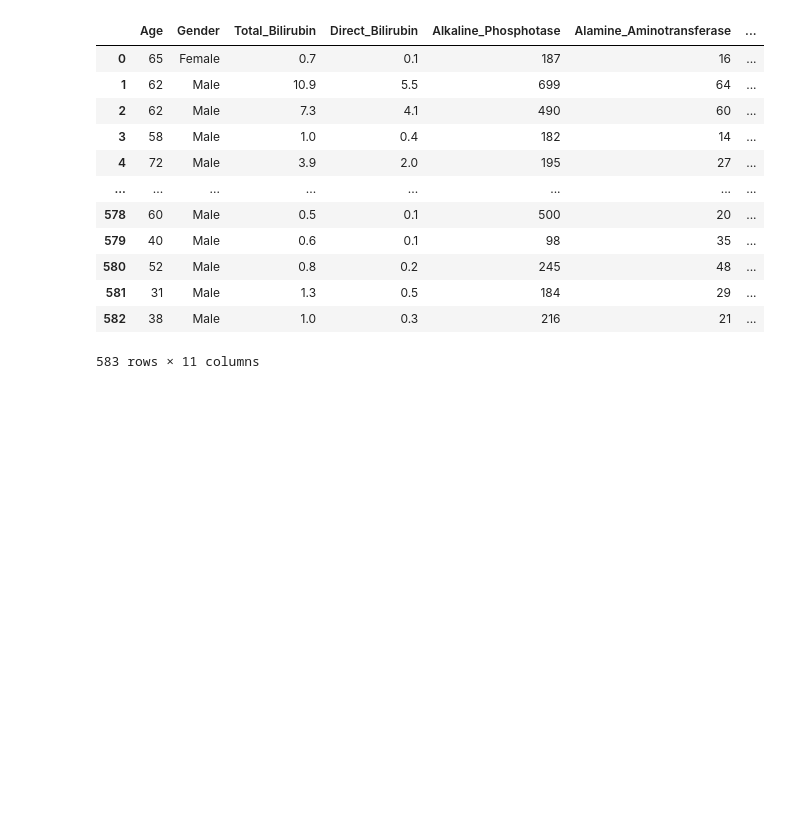
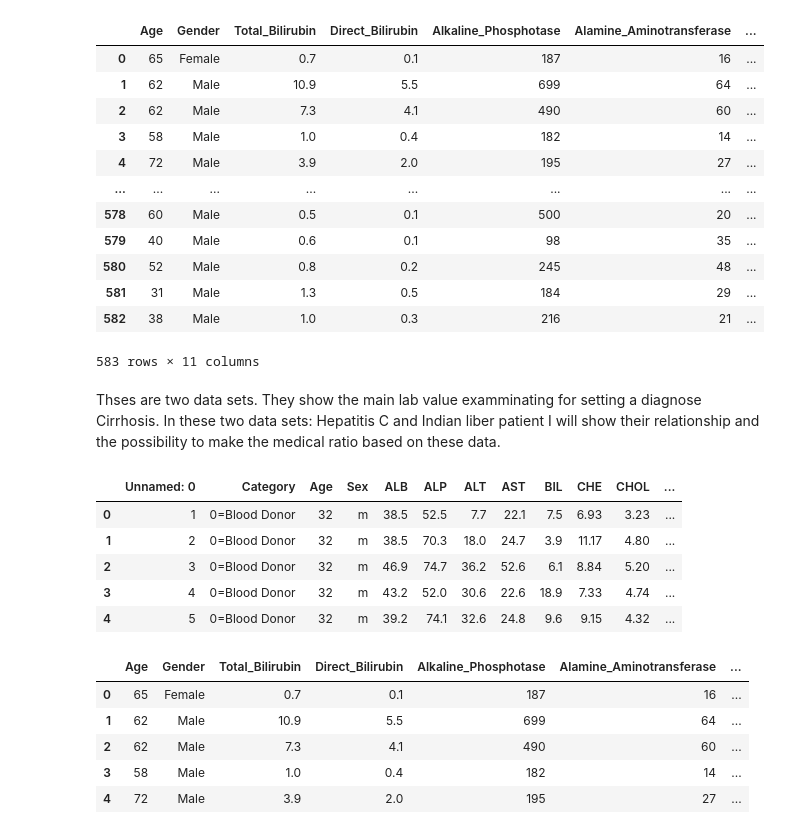
Before and after one commit to dilyaaana-lab/Cirrhosis---Module-3---Project-SoftUni, a Jupyter notebook: Module3 - Cirrhosis - SoftUniProject.ipynb, the cells around one changed output. Cells and saved outputs as stored; diff of their text form; code cells hidden in the pictures; blank space fills up the shorter version.

```diff
--- a/Module3 - Cirrhosis - SoftUniProject.ipynb
+++ b/Module3 - Cirrhosis - SoftUniProject.ipynb
@@ -50,8 +54,8 @@ cirrhosis
 | 614 | 615 | 3=Cirrhosis | 59 | f | 36.0 | NaN | 100.0 | 80.0 | 12.0 | 9.07 | 5.30 | ... |
 615 rows × 14 columns
 # %%
-cirrhosis = pd.read_csv('indian_liver_patient.csv')
-cirrhosis
+cirrhosis_indian_file = pd.read_csv('indian_liver_patient.csv')
+cirrhosis_indian_file
 # %% [output]
 |  | Age | Gender | Total_Bilirubin | Direct_Bilirubin | Alkaline_Phosphotase | Alamine_Aminotransferase | ... |
 | 0 | 65 | Female | 0.7 | 0.1 | 187 | 16 | ... |
@@ -66,3 +70,23 @@ cirrhosis
 | 581 | 31 | Male | 1.3 | 0.5 | 184 | 29 | ... |
 | 582 | 38 | Male | 1.0 | 0.3 | 216 | 21 | ... |
 583 rows × 11 columns
+# %% [markdown]
+Thses are two data sets. They show the main lab value examminating for setting a diagnose Cirrhosis.
+In these two data sets: Hepatitis C and Indian liber patient I will show their relationship and the possibility to make the medical ratio based on these data.
+# %%
+pd.set_option('display.max_columns', None)
+display(cirrhosis.head())
+display(cirrhosis_indian_file.head())
+# %% [output]
+|  | Unnamed: 0 | Category | Age | Sex | ALB | ALP | ALT | AST | BIL | CHE | CHOL | ... |
+| 0 | 1 | 0=Blood Donor | 32 | m | 38.5 | 52.5 | 7.7 | 22.1 | 7.5 | 6.93 | 3.23 | ... |
+| 1 | 2 | 0=Blood Donor | 32 | m | 38.5 | 70.3 | 18.0 | 24.7 | 3.9 | 11.17 | 4.80 | ... |
+| 2 | 3 | 0=Blood Donor | 32 | m | 46.9 | 74.7 | 36.2 | 52.6 | 6.1 | 8.84 | 5.20 | ... |
+| 3 | 4 | 0=Blood Donor | 32 | m | 43.2 | 52.0 | 30.6 | 22.6 | 18.9 | 7.33 | 4.74 | ... |
+| 4 | 5 | 0=Blood Donor | 32 | m | 39.2 | 74.1 | 32.6 | 24.8 | 9.6 | 9.15 | 4.32 | ... |
+|  | Age | Gender | Total_Bilirubin | Direct_Bilirubin | Alkaline_Phosphotase | Alamine_Aminotransferase | ... |
+| 0 | 65 | Female | 0.7 | 0.1 | 187 | 16 | ... |
+| 1 | 62 | Male | 10.9 | 5.5 | 699 | 64 | ... |
+| 2 | 62 | Male | 7.3 | 4.1 | 490 | 60 | ... |
+| 3 | 58 | Male | 1.0 | 0.4 | 182 | 14 | ... |
+| 4 | 72 | Male | 3.9 | 2.0 | 195 | 27 | ... |
```
Also changed, not shown: parts of 9 cells of this notebook.
